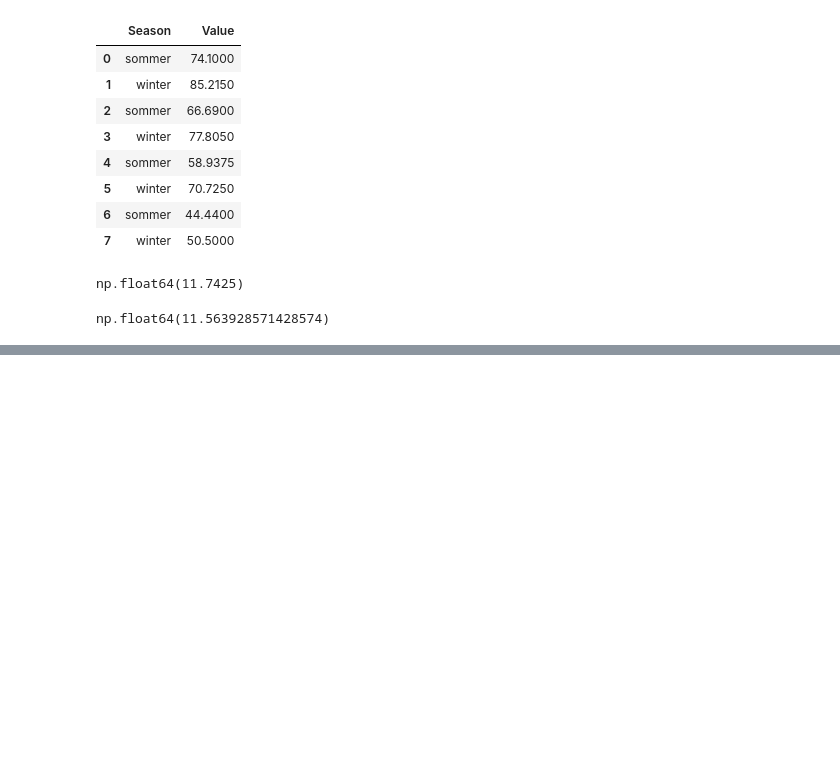
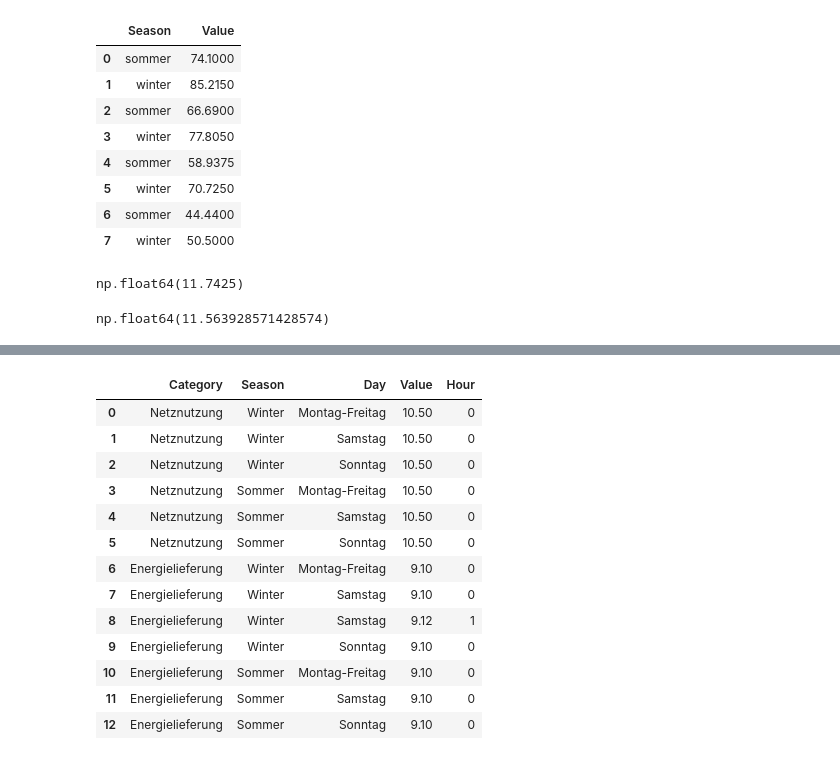
Before and after one commit to paploe/electricity-tariffs, a Jupyter notebook: elcom-calculator/test.ipynb, the cells around one changed output, grey strips where cells are left out. Drawn from its saved outputs; the diff is of its cells as text; code cells hidden in the pictures; blank space fills up the shorter version.

```diff
--- a/elcom-calculator/test.ipynb
+++ b/elcom-calculator/test.ipynb
@@ -334,0 +482,26 @@ np.float64(11.563928571428574)
+# %%
+def clean_seasonal_data(df):
+    #extract the number of the first hour from string
+    def extract_first_hour(s):
+        split_string = s.split()
+        start_time = split_string[1].split(':')  # Extract the '00' part
+        return int(start_time[0])  # Convert the hour part to integer
+    df['first_hour'] = df['Hour'].apply(extract_first_hour)
+    df.drop(['Hour'], axis=1, inplace=True)
+    df.rename(columns = {'first_hour': 'Hour'},inplace=True)
+    return df
+# %% [output]
+|  | Category | Season | Day | Value | Hour |
+| 0 | Netznutzung | Winter | Montag-Freitag | 10.50 | 0 |
+| 1 | Netznutzung | Winter | Samstag | 10.50 | 0 |
+| 2 | Netznutzung | Winter | Sonntag | 10.50 | 0 |
+| 3 | Netznutzung | Sommer | Montag-Freitag | 10.50 | 0 |
+| 4 | Netznutzung | Sommer | Samstag | 10.50 | 0 |
+| 5 | Netznutzung | Sommer | Sonntag | 10.50 | 0 |
+| 6 | Energielieferung | Winter | Montag-Freitag | 9.10 | 0 |
+| 7 | Energielieferung | Winter | Samstag | 9.10 | 0 |
+| 8 | Energielieferung | Winter | Samstag | 9.12 | 1 |
+| 9 | Energielieferung | Winter | Sonntag | 9.10 | 0 |
+| 10 | Energielieferung | Sommer | Montag-Freitag | 9.10 | 0 |
+| 11 | Energielieferung | Sommer | Samstag | 9.10 | 0 |
+| 12 | Energielieferung | Sommer | Sonntag | 9.10 | 0 |
```
Also changed, not shown: parts of 8 cells of this notebook, 2 other files.
